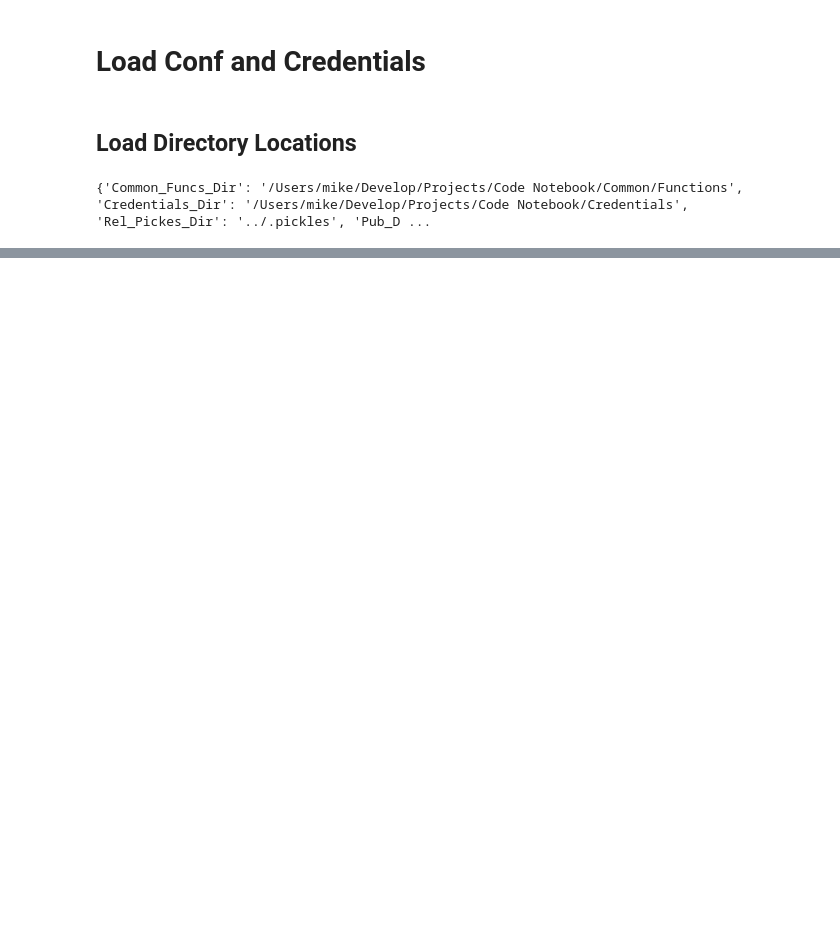
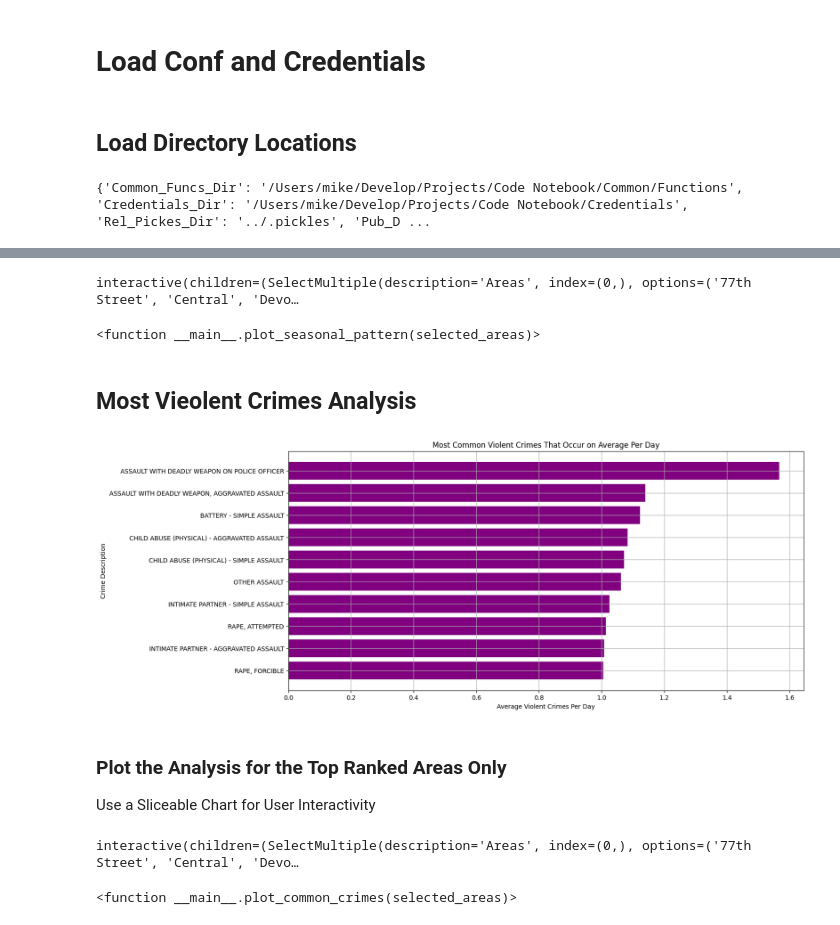
Before and after one commit to mcancell/Py-ETL-Notebook, a Jupyter notebook: Datasets/LA PD Crime Data/Analyze/Analyze_Crime_Data.ipynb, the cells around one changed output, grey strips where cells are left out. Drawn from its saved outputs; the diff is of its cells as text; code cells hidden in the pictures; blank space fills up the shorter version.

```diff
--- a/Datasets/LA PD Crime Data/Analyze/Analyze_Crime_Data.ipynb
+++ b/Datasets/LA PD Crime Data/Analyze/Analyze_Crime_Data.ipynb
@@ -286,0 +221,77 @@ plt.show()
+# %%
+# Filter the crime_data to include only the highest ranked crime areas
+top_ranked_areas = crime_data[crime_data['rank_avg_crimes_per_day_by_mon_area_crmcd'] == 1]
+
+# Analyze seasonal patterns by grouping by month and area
+seasonal_pattern_by_area = top_ranked_areas.groupby(['month', 'area_name'])['avg_crimes_per_day'].mean().unstack()
+
+# Function to plot the seasonal patterns for selected areas
+def plot_seasonal_pattern(selected_areas):
+    plt.figure(figsize=(15, 10))
+    for area in selected_areas:
+        plt.plot(seasonal_pattern_by_area.index, seasonal_pattern_by_area[area], marker='o', label=area)
+    plt.title('Seasonal Patterns in Average Violent Crimes Per Day by Area')
+    plt.xlabel('Month')
+    plt.ylabel('Average Violent Crimes Per Day')
+    plt.xticks(seasonal_pattern_by_area.index)
+    plt.legend(title='Area')
+    plt.grid(True)
+    plt.show()
+
+# Create a multi-select widget for areas
+area_selector = widgets.SelectMultiple(
+    options=seasonal_pattern_by_area.columns,
+    value=[seasonal_pattern_by_area.columns[0]],
+    description='Areas',
+    disabled=False
+)
+
+# Use the interact function to create the slicer interface
+interact(plot_seasonal_pattern, selected_areas=area_selector)
+# %% [output]
+interactive(children=(SelectMultiple(description='Areas', index=(0,), options=('77th Street', 'Central', 'Devo…
+<function __main__.plot_seasonal_pattern(selected_areas)>
+# %% [markdown]
+## Most Vieolent Crimes Analysis
+# %%
+# Analyze the most common Violent Crimes that occur on average per day
+common_crimes = crime_data.groupby('crm_cd_desc')['avg_crimes_per_day'].mean().reset_index()
+common_crimes = common_crimes.sort_values(by='avg_crimes_per_day', ascending=True).head(10)
+
+# Plot the most common Violent Crimes
+plt.figure(figsize=(15, 7))
+plt.barh(common_crimes['crm_cd_desc'], common_crimes['avg_crimes_per_day'], color='purple')
+plt.title('Most Common Violent Crimes That Occur on Average Per Day')
+plt.xlabel('Average Violent Crimes Per Day')
+plt.ylabel('Crime Description')
+plt.grid(True)
+plt.show()
+# %% [output]
+[figure, added]
+# %% [markdown]
+### Plot the Analysis for the Top Ranked Areas Only
+Use a Sliceable Chart for User Interactivity
+# %%
+# Filter the common crimes data to include only the highest ranked crime areas
+top_ranked_common_crimes = top_ranked_areas.groupby('crm_cd_desc')['avg_crimes_per_day'].mean().reset_index()
+top_ranked_common_crimes = top_ranked_common_crimes.sort_values(by='avg_crimes_per_day', ascending=True).head(10)
+
+# Function to plot the most common crimes for selected areas
+def plot_common_crimes(selected_areas):
+    filtered_data = top_ranked_areas[top_ranked_areas['area_name'].isin(selected_areas)]
+    common_crimes_by_area = filtered_data.groupby(['area_name', 'crm_cd_desc'])['avg_crimes_per_day'].mean().unstack()
+
+    plt.figure(figsize=(15, 10))
+    common_crimes_by_area.plot(kind='bar', stacked=True, ax=plt.gca())
+    plt.title('Most Common Violent Crimes in Highest Ranked Areas')
+    plt.xlabel('Area')
+    plt.ylabel('Average Violent Crimes Per Day')
+    plt.legend(title='Crime Description')
+    plt.grid(True)
+    plt.show()
+
+# Use the existing area_selector widget for areas
+interact(plot_common_crimes, selected_areas=area_selector)
+# %% [output]
+interactive(children=(SelectMultiple(description='Areas', index=(0,), options=('77th Street', 'Central', 'Devo…
+<function __main__.plot_common_crimes(selected_areas)>
```
Also changed, not shown: parts of 49 cells of this notebook.
